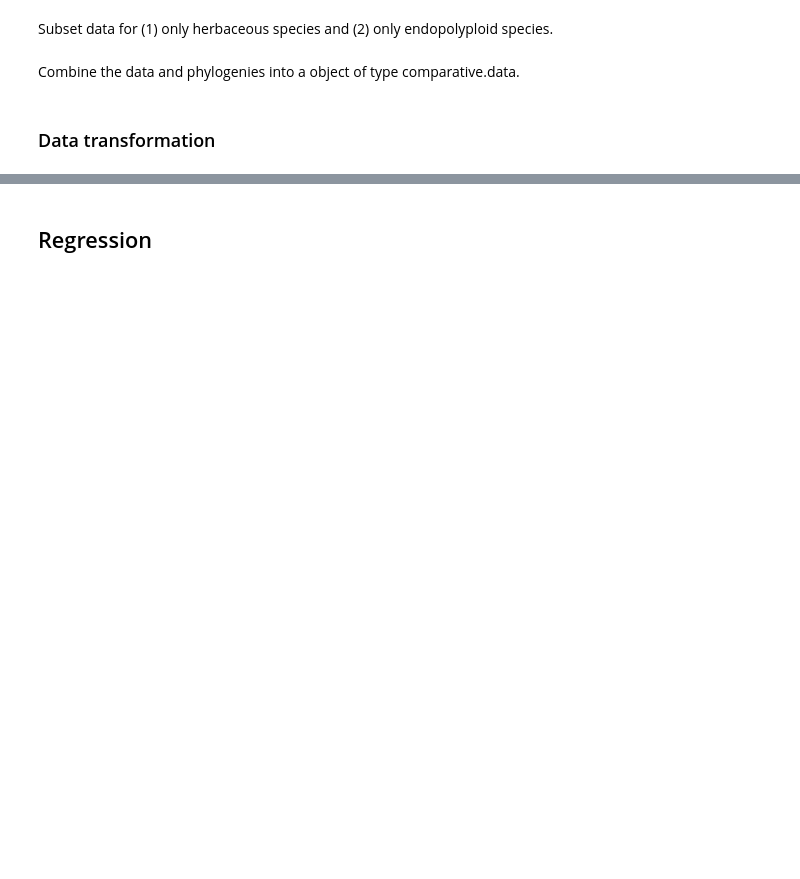
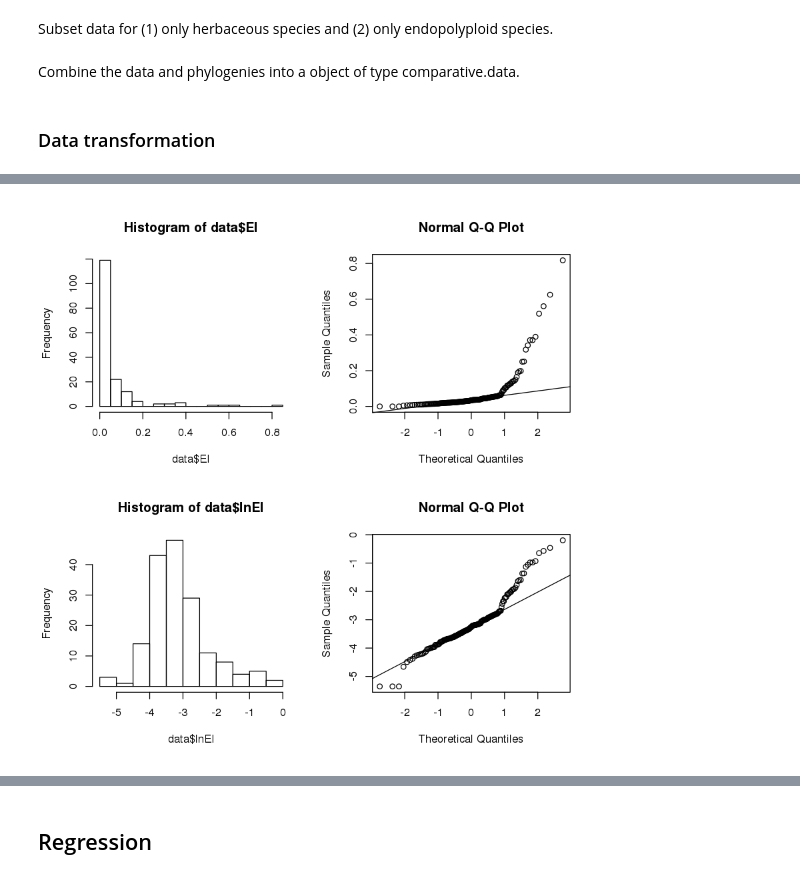
Before and after one commit to jamesseery/endoevol, a Jupyter notebook: SLA+endopolyploidy/Specific leaf area and leaf endopolyploidy.ipynb, the cells around one changed output, grey strips where cells are left out. Drawn from its saved outputs; the diff is of its cells as text; code cells hidden in the pictures; blank space fills up the shorter version.

Commit message:
Ran code and fixed errors. Still need to test data subsets.

```diff
--- a/SLA+endopolyploidy/Specific leaf area and leaf endopolyploidy.ipynb
+++ b/SLA+endopolyploidy/Specific leaf area and leaf endopolyploidy.ipynb
@@ -50,15 +72,15 @@ GF$A_HP_WP[GF$Ann_per == 'A'] = "A" # This command must come after the former. T
 GF$A_HP_WP[GF$Wood_herb == 'W'] = "WP"
 
 # Get species-level mean of each trait
-mean.SLA_RWC = aggregate(data.frame(SLA = SLA_RWC$SLA, RWC = SLA_RWC$VcVw),
+mean.SLA_RWC = aggregate(data.frame(SLA = SLA_RWC$SLA, RWC = SLA_RWC$RWC),
                          by=list(Species = SLA_RWC$Species), mean, na.rm=TRUE)
 mean.CC = aggregate(list(CC = CC$CC),
                     by=list(Species = CC$Species), mean, na.rm=TRUE)
 mean.Flow_cytometry = aggregate(data.frame(Genome.size = Flow_cytometry$Genome.size,
-                                           EI = Flow_cytometry$EI
-                                           MeanC = Flow_cytometry$MeanC
+                                           EI = Flow_cytometry$EI,
+                                           MeanC = Flow_cytometry$MeanC,
                                            Day = Flow_cytometry$Day),
-                     by=list(Species = DNA$Species), mean, na.rm=TRUE)
+                     by=list(Species = Flow_cytometry$Species), mean, na.rm=TRUE)
 
 # Merge into one data frame
 data_partA = merge(mean.SLA_RWC,
@@ -67,8 +89,14 @@ data_partA = merge(mean.SLA_RWC,
 data_partB = merge(mean.Flow_cytometry,
                    mean.CC,
                    by="Species", all=TRUE)
-data = merge(dataA,
-             dataB,
+data = merge(data_partA,
+             data_partB,
              by="Species", all.x=TRUE)
 
+# Make EI log transformable
+data$lnEI = log(data$EI + min(data$EI[data$EI > 0]))
+
+# Make species names lowercase so they match the phylogenies
+data$Species = tolower(data$Species)
+
 write.csv(data, file="SLA+endopolyploidy.csv")
@@ -83,11 +116,8 @@ Combine the data and phylogenies into a object of type comparative.data.
 z.data = comparative.data(phy=z.tree, data=data, names.col="Species", vcv=TRUE) # vcv=TRUE will do some pre-processing for the regression by calculating the variance-covariance matrix
 z.data.herb = comparative.data(phy=z.tree, data=data.herb, names.col="Species", vcv=TRUE)
 z.data.endo = comparative.data(phy=z.tree, data=data.endo, names.col="Species", vcv=TRUE)
-data$Species = tolower(data$Species))
 apg.data = comparative.data(phy=apg.tree, data=data, names.col="Species", vcv=TRUE)
-data.herb$Species = tolower(data.herb$Species))
 apg.data.herb = comparative.data(phy=apg.tree, data=data.herb, names.col="Species", vcv=TRUE)
-data.endo$Species = tolower(data.endo$Species))
 apg.data.endo = comparative.data(phy=apg.tree, data=data.endo, names.col="Species", vcv=TRUE)
 # %% [markdown]
 ### Data transformation
@@ -95,0 +128,14 @@ dist.check(data$SLA)
+# %%
+op = par(mfrow = c(2,2))
+
+hist(data$EI, breaks=12)
+qqnorm(data$EI)
+qqline(data$EI)
+hist(data$lnEI, breaks=12)
+qqnorm(data$lnEI)
+qqline(data$lnEI)
+
+par(op)
+# Use lnEI
+# %% [output]
+[figure, added]
```
Also changed, not shown: parts of 26 cells of this notebook, 1 other file.
